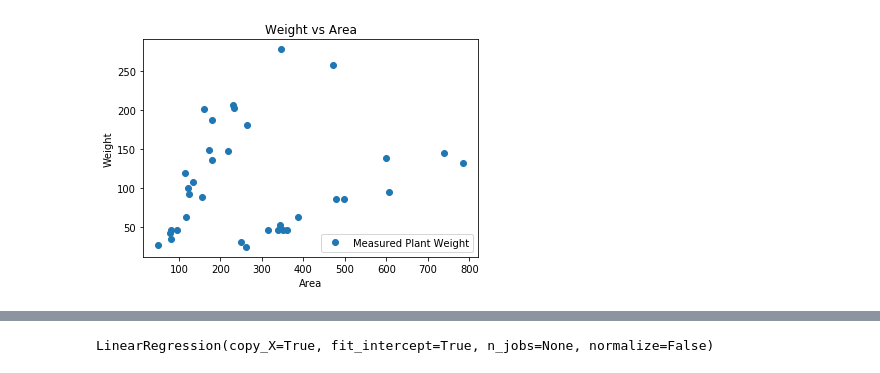
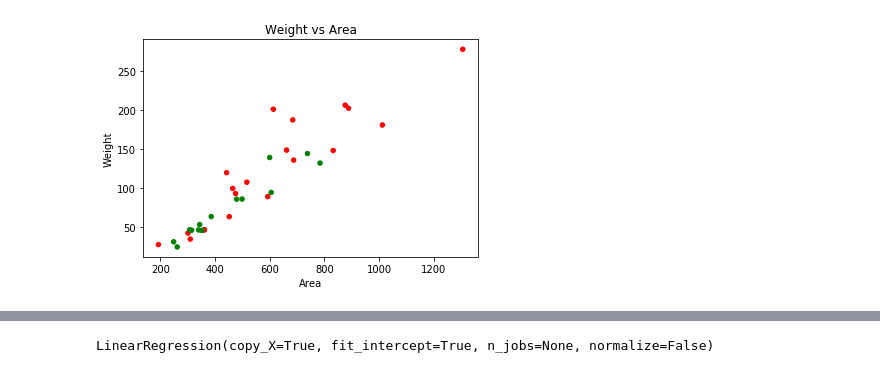
Before and after one commit to swarrier246/plant_weight_estimation, a Jupyter notebook: code/Regression_model.ipynb, the cells around one changed output, grey strips where cells are left out. Drawn from its saved outputs; the diff is of its cells as text; code cells hidden in the pictures.

```diff
--- a/code/Regression_model.ipynb
+++ b/code/Regression_model.ipynb
@@ -27,9 +27,12 @@ raw_data.describe()
 # %%
 # plot raw data
-raw_data.plot(x='Plant area(cm2)_image1 (top view)', y='Measured Plant Weight', style='o')
+raw_data.plot.scatter(x='Plant area(cm2)_image1 (top view)', y='Measured Plant Weight', c=raw_data.Cropped_by.map(dict(Gerry='green', Sushmita='red')))
+# uncomment to plot data for each reservoir
+#raw_data.iloc[1:10].plot.scatter(x='Plant area(cm2)_image1 (top view)', y='Measured Plant Weight', c=raw_data.iloc[1:10].Cropped_by.map(dict(Gerry='green', Sushmita='red')))
+
 plt.title('Weight vs Area')
 plt.xlabel('Area')
 plt.ylabel('Weight')
 plt.show()
 # %% [output]
-[figure, old version]
+[figure, new version]
```
Also changed, not shown: parts of 7 cells of this notebook, 2 other files.
